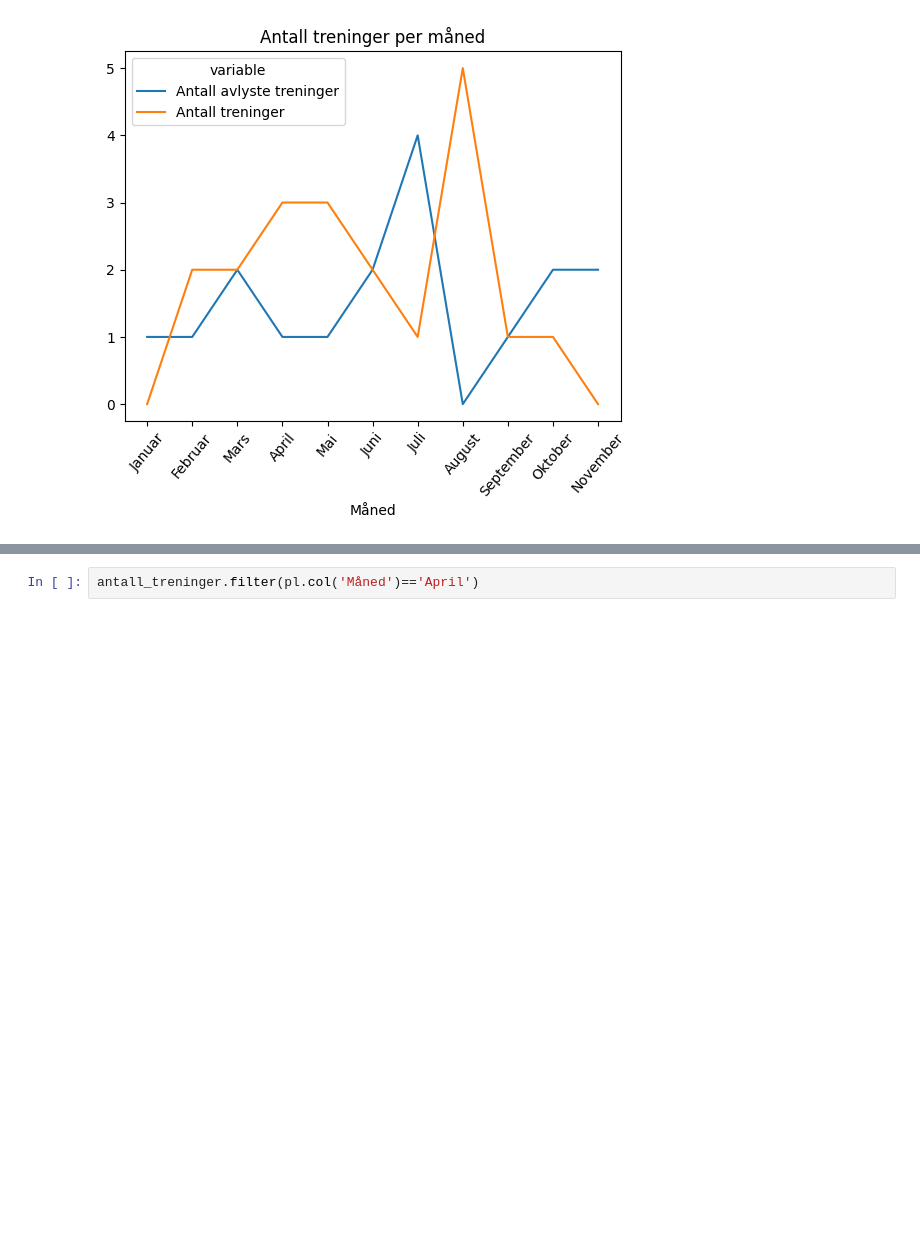
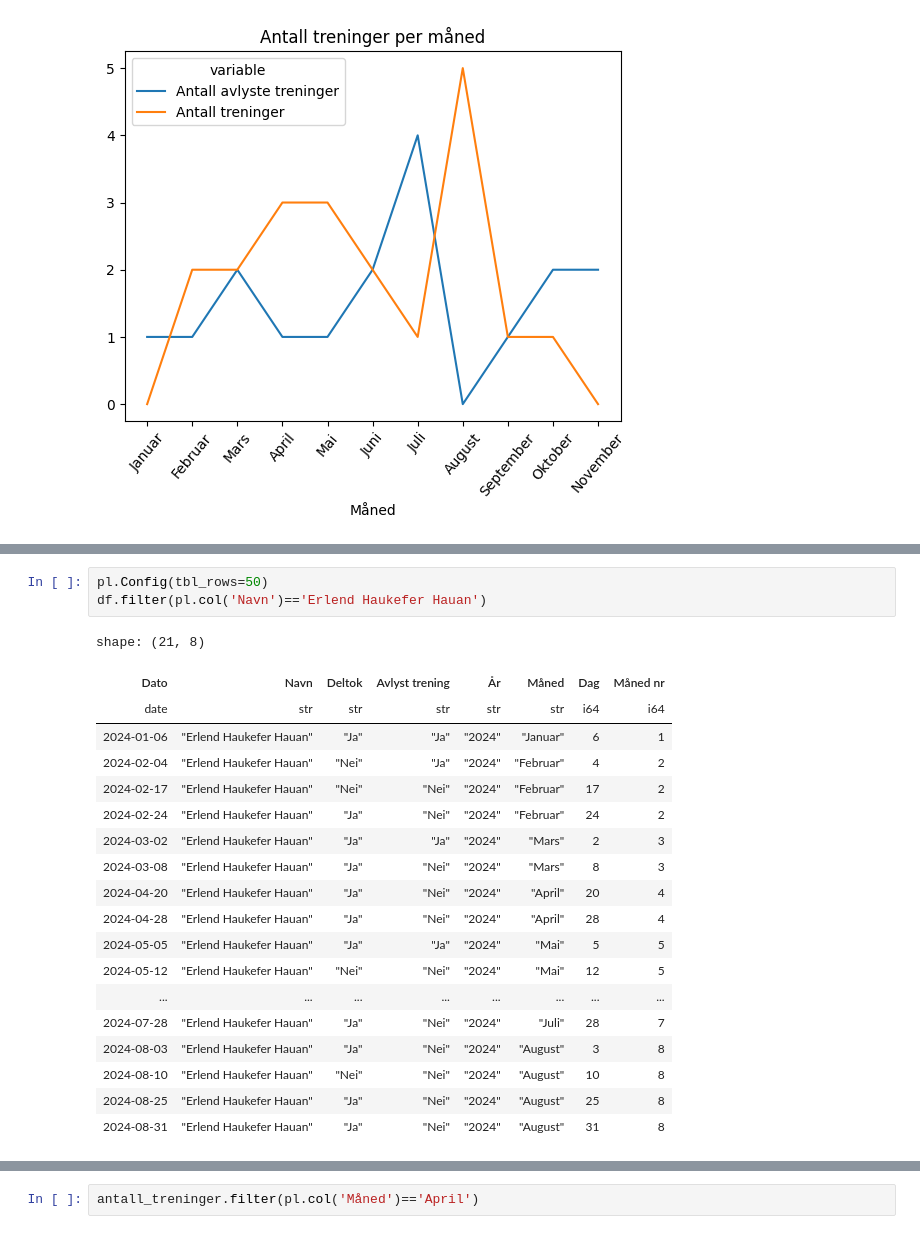
Before and after one commit to PolarsDude/treningsstatistikk-, a Jupyter notebook: test_fil.ipynb, the cells around one changed output, grey strips where cells are left out. Cells and saved outputs as stored; diff of their text form; blank space fills up the shorter version.

```diff
--- a/test_fil.ipynb
+++ b/test_fil.ipynb
@@ -68,0 +91,23 @@ Text(0.5, 1.0, 'Antall treninger per måned')
+# %%
+pl.Config(tbl_rows=50)
+df.filter(pl.col('Navn')=='Erlend Haukefer Hauan')
+# %% [output]
+shape: (21, 8)
+| Dato | Navn | Deltok | Avlyst trening | År | Måned | Dag | Måned nr |
+| date | str | str | str | str | str | i64 | i64 |
+| 2024-01-06 | "Erlend Haukefer Hauan" | "Ja" | "Ja" | "2024" | "Januar" | 6 | 1 |
+| 2024-02-04 | "Erlend Haukefer Hauan" | "Nei" | "Ja" | "2024" | "Februar" | 4 | 2 |
+| 2024-02-17 | "Erlend Haukefer Hauan" | "Nei" | "Nei" | "2024" | "Februar" | 17 | 2 |
+| 2024-02-24 | "Erlend Haukefer Hauan" | "Ja" | "Nei" | "2024" | "Februar" | 24 | 2 |
+| 2024-03-02 | "Erlend Haukefer Hauan" | "Ja" | "Ja" | "2024" | "Mars" | 2 | 3 |
+| 2024-03-08 | "Erlend Haukefer Hauan" | "Ja" | "Nei" | "2024" | "Mars" | 8 | 3 |
+| 2024-04-20 | "Erlend Haukefer Hauan" | "Ja" | "Nei" | "2024" | "April" | 20 | 4 |
+| 2024-04-28 | "Erlend Haukefer Hauan" | "Ja" | "Nei" | "2024" | "April" | 28 | 4 |
+| 2024-05-05 | "Erlend Haukefer Hauan" | "Ja" | "Ja" | "2024" | "Mai" | 5 | 5 |
+| 2024-05-12 | "Erlend Haukefer Hauan" | "Nei" | "Nei" | "2024" | "Mai" | 12 | 5 |
+| ... | ... | ... | ... | ... | ... | ... | ... |
+| 2024-07-28 | "Erlend Haukefer Hauan" | "Ja" | "Nei" | "2024" | "Juli" | 28 | 7 |
+| 2024-08-03 | "Erlend Haukefer Hauan" | "Ja" | "Nei" | "2024" | "August" | 3 | 8 |
+| 2024-08-10 | "Erlend Haukefer Hauan" | "Nei" | "Nei" | "2024" | "August" | 10 | 8 |
+| 2024-08-25 | "Erlend Haukefer Hauan" | "Ja" | "Nei" | "2024" | "August" | 25 | 8 |
+| 2024-08-31 | "Erlend Haukefer Hauan" | "Ja" | "Nei" | "2024" | "August" | 31 | 8 |
```
Also changed, not shown: parts of 3 cells of this notebook, 1 other file.
